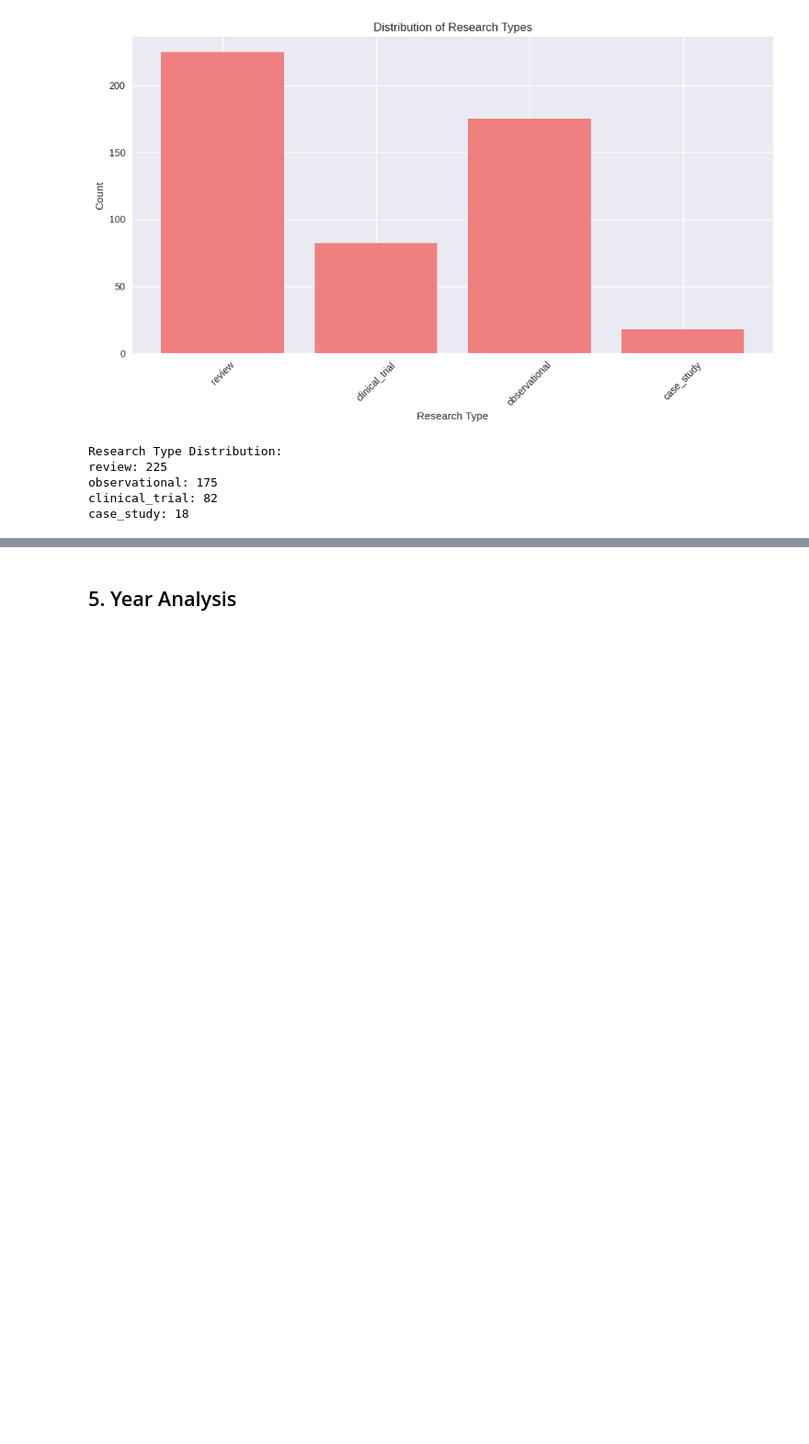
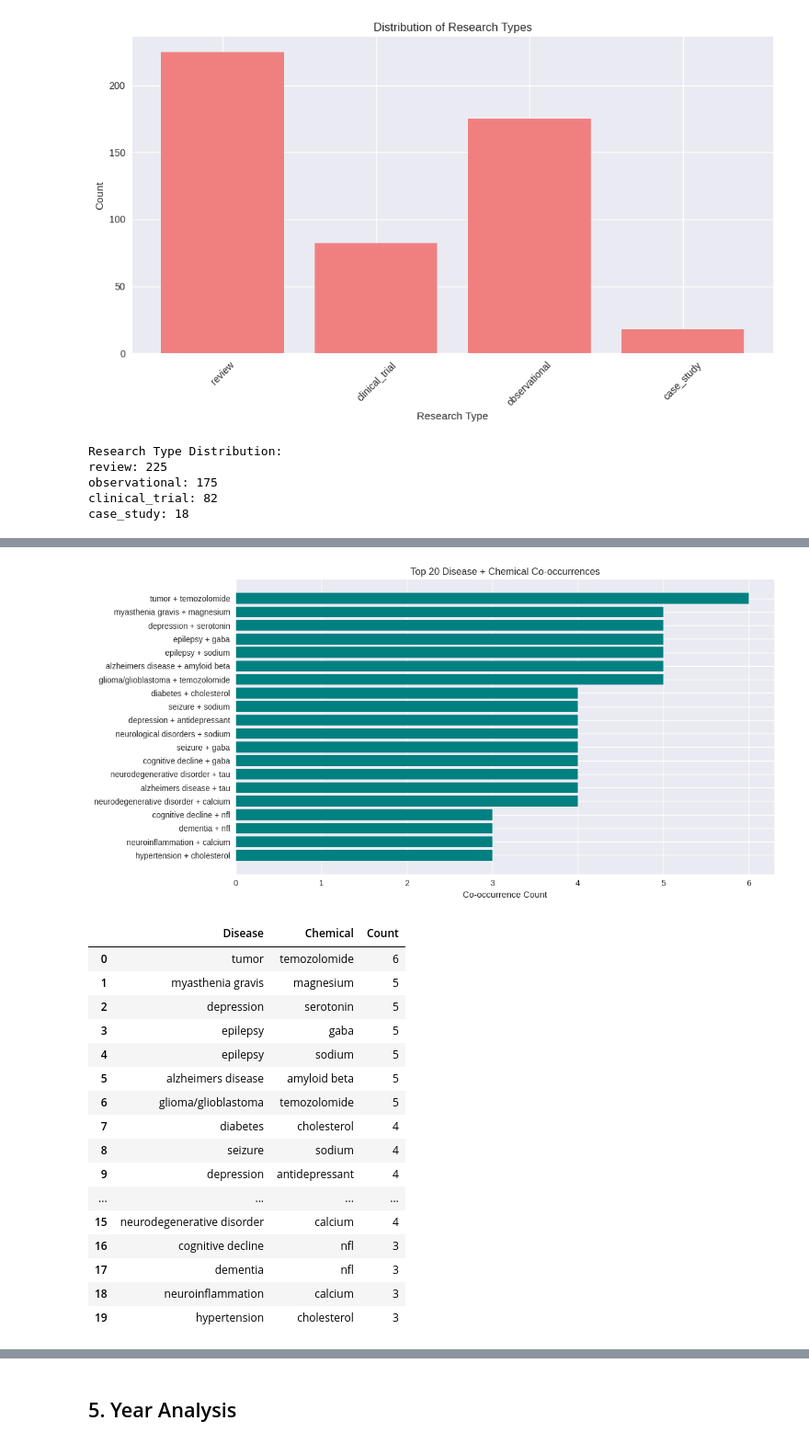
Before and after one commit to dghvici/Biomedical-Text-Classification, a Jupyter notebook: EDA_Notebook.ipynb, the cells around one changed output, grey strips where cells are left out. Shown at 92% size. Saved outputs shown, nothing was run; the diff lists cells and outputs as text; code cells hidden in the pictures; blank space fills up the shorter version.

```diff
--- a/EDA_Notebook.ipynb
+++ b/EDA_Notebook.ipynb
@@ -249,0 +1109,53 @@ nicotine: 20
+# %%
+# Parse diseases and chemicals into lists
+df_cleaned['Diseases_list'] = df_cleaned['Diseases'].fillna('').apply(lambda x: [d.strip() for d in x.split(';') if d.strip()])
+df_cleaned['Chemicals_list'] = df_cleaned['Chemicals'].fillna('').apply(lambda x: [c.strip() for c in x.split(';') if c.strip()])
+
+# Count co-occurrences
+pair_counter = Counter()
+for diseases, chemicals in zip(df_cleaned['Diseases_list'], df_cleaned['Chemicals_list']):
+    for pair in itertools.product(diseases, chemicals):
+        pair_counter[pair] += 1
+
+# Get top N co-occurring pairs
+top_pairs = pair_counter.most_common(20)
+diseases_top, chemicals_top, counts_top = zip(*[(d, c, cnt) for (d, c), cnt in top_pairs])
+
+# Create a DataFrame for visualization
+
+cooc_df = pd.DataFrame({
+    'Disease': diseases_top,
+    'Chemical': chemicals_top,
+    'Count': counts_top
+})
+
+# Plot as a bar chart
+plt.figure(figsize=(12, 6))
+plt.barh([f'{d} + {c}' for d, c in zip(diseases_top, chemicals_top)], counts_top, color='teal')
+plt.xlabel('Co-occurrence Count')
+plt.title('Top 20 Disease + Chemical Co-occurrences')
+plt.tight_layout()
+plt.gca().invert_yaxis()
+plt.show()
+
+# Show the table
+cooc_df.head(20)
+# %% [output]
+[figure, added]
+|  | Disease | Chemical | Count |
+| 0 | tumor | temozolomide | 6 |
+| 1 | myasthenia gravis | magnesium | 5 |
+| 2 | depression | serotonin | 5 |
+| 3 | epilepsy | gaba | 5 |
+| 4 | epilepsy | sodium | 5 |
+| 5 | alzheimers disease | amyloid beta | 5 |
+| 6 | glioma/glioblastoma | temozolomide | 5 |
+| 7 | diabetes | cholesterol | 4 |
+| 8 | seizure | sodium | 4 |
+| 9 | depression | antidepressant | 4 |
+| ... | ... | ... | ... |
+| 15 | neurodegenerative disorder | calcium | 4 |
+| 16 | cognitive decline | nfl | 3 |
+| 17 | dementia | nfl | 3 |
+| 18 | neuroinflammation | calcium | 3 |
+| 19 | hypertension | cholesterol | 3 |
```
Also changed, not shown: parts of 25 cells of this notebook.
